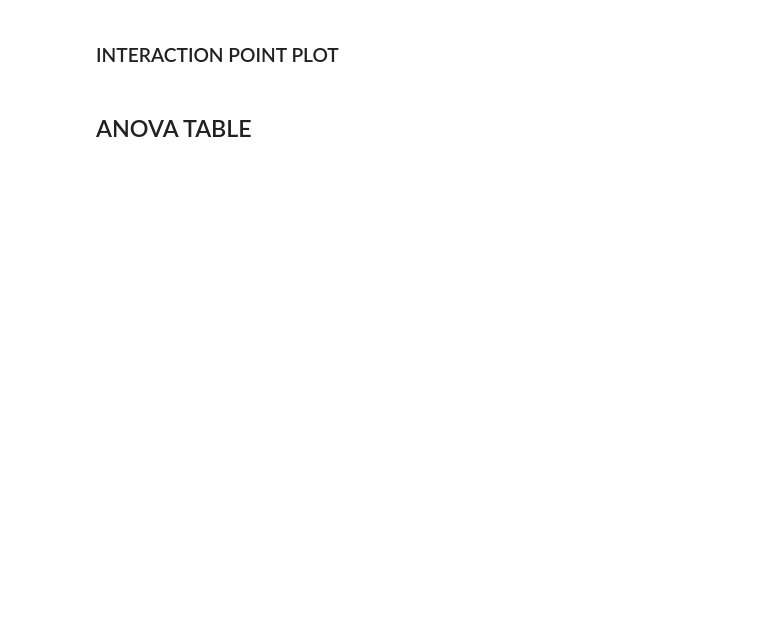
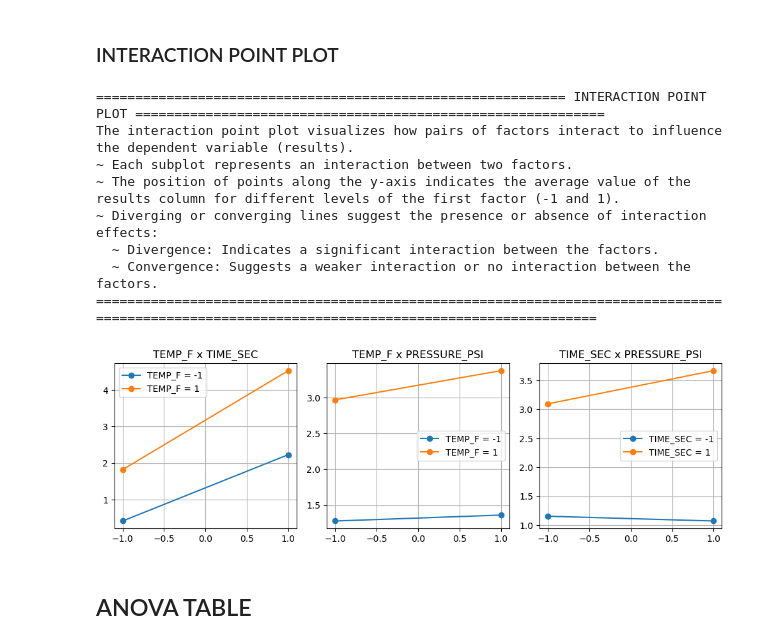
Before and after one commit to chris-stoph/Code-Repository, a Jupyter notebook: DOE/PROD/ANALYZE_FACTORIAL_DESIGN_v2.ipynb, the cells around one changed output. Cells and saved outputs as stored; diff of their text form; code cells hidden in the pictures; blank space fills up the shorter version.

```diff
--- a/DOE/PROD/ANALYZE_FACTORIAL_DESIGN_v2.ipynb
+++ b/DOE/PROD/ANALYZE_FACTORIAL_DESIGN_v2.ipynb
@@ -199,14 +231,17 @@ interaction_effects_plot(global_df, 'Results')
 ### INTERACTION POINT PLOT
 # %%
 # Print explanation of the interaction point plot
-print("\n\n\n============================================================ INTERACTION POINT PLOT ============================================================")
+print("\n\n\n")
+print("=" * 80)
+print("INTERACTION POINT PLOT".center(80))
+print("=" * 80)
 print("The interaction point plot visualizes how pairs of factors interact to influence the dependent variable (results).")
 print("~ Each subplot represents an interaction between two factors.")
 print("~ The position of points along the y-axis indicates the average value of the results column for different levels of the first factor (-1 and 1).")
 print("~ Diverging or converging lines suggest the presence or absence of interaction effects:")
 print("  ~ Divergence: Indicates a significant interaction between the factors.")
 print("  ~ Convergence: Suggests a weaker interaction or no interaction between the factors.")
-print("================================================================================================================================================")
+print("=" * 80)
 
 def interaction_point_plot(df, results_column):
     """
@@ -220,42 +255,54 @@ def interaction_point_plot(df, results_column):
         print("DataFrame is empty.")
         return
 
-    # Filter columns based on exclusion criteria
-    factors = [col for col in df.columns if col not in ['Results', 'Factor', 'Levels', ''] and df[col].notnull().any()]
+    # Filter columns based on the unique values in the 'Factor' column
+    factors = df['Factor'].unique()
+    factor_columns = [col for col in factors if col in df.columns]
 
-    # Filter combinations to include only those involving factors
-    interactions = list(itertools.combinations(factors, 2))
+    # Filter combinations to include only those involving factor columns
+    interactions = list(itertools.combinations(factor_columns, 2))
 
     # Calculate number of rows and columns for subplots
     cols = 3
     rows = math.ceil(len(interactions) / cols)
     fig, axs = plt.subplots(rows, cols, figsize=(10, 10*rows/3))
 
     for idx, interaction in enumerate(interactions):
         row = idx // cols
         col = idx % cols
 
         ax = axs[row, col] if rows > 1 else axs[col]
 
         # Plot interaction point for each level of the first factor
         for level in [-1, 1]:
             subset = df[df[interaction[0]] == level]
             ax.plot(subset[interaction[1]].unique(), subset.groupby(interaction[1])[results_column].mean(), 'o-', label=f'{interaction[0]} = {level}')
 
         ax.set_title(f'{interaction[0]} x {interaction[1]}')  # Set title for the subplot
         ax.legend()  # Add legend to the subplot
         ax.grid(True)  # Add grid to the subplot
 
     # Handle any remaining axes (if there's no data to plot in them)
     for idx in range(len(interactions), rows*cols):
         row = idx // cols
         col = idx % cols
         axs[row, col].axis('off')  # Turn off axes for empty subplots
 
     plt.tight_layout()  # Adjust layout
     plt.show()  # Display the plot
 
-    interaction_point_plot(global_df, 'Results')
+
+interaction_point_plot(global_df, 'Results')
+# %% [output]
+============================================================ INTERACTION POINT PLOT ============================================================
+The interaction point plot visualizes how pairs of factors interact to influence the dependent variable (results).
+~ Each subplot represents an interaction between two factors.
+~ The position of points along the y-axis indicates the average value of the results column for different levels of the first factor (-1 and 1).
+~ Diverging or converging lines suggest the presence or absence of interaction effects:
+  ~ Divergence: Indicates a significant interaction between the factors.
+  ~ Convergence: Suggests a weaker interaction or no interaction between the factors.
+================================================================================================================================================
+[figure, added]
 # %% [markdown]
 ## ANOVA TABLE
 # %%
```
Also changed, not shown: parts of 11 cells of this notebook, 6 other files.
